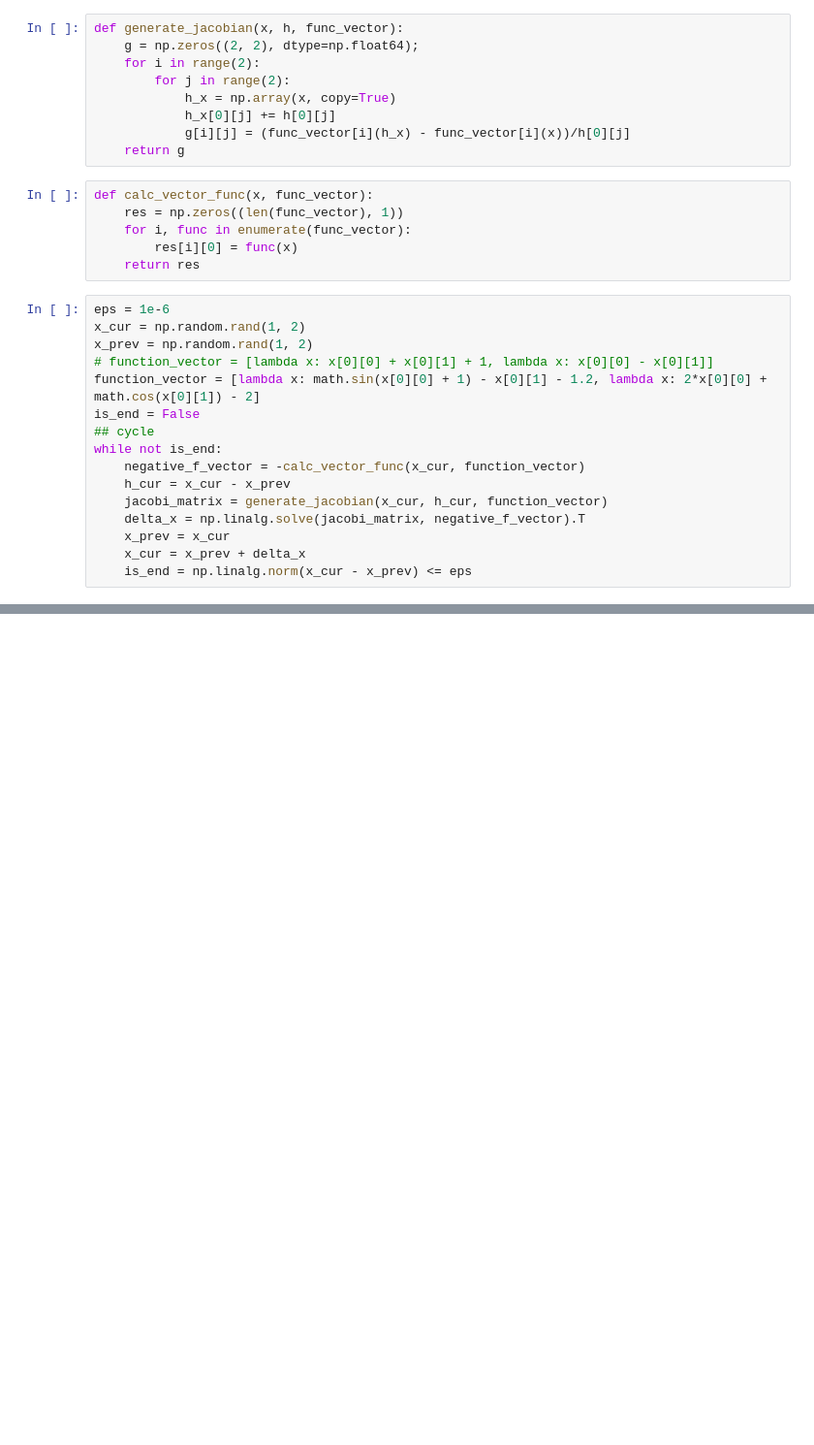
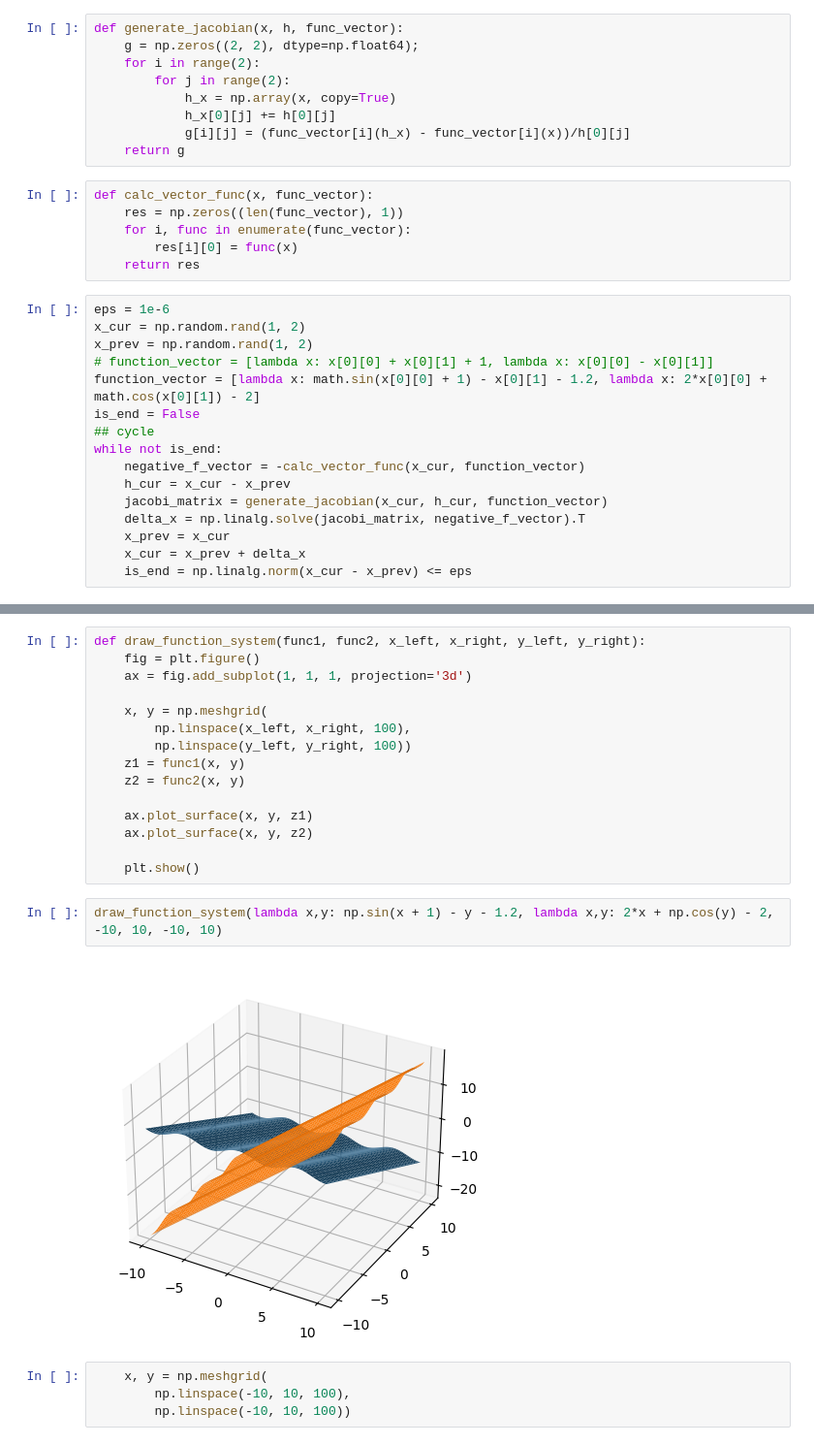
Before and after one commit to confect1on/IterationMethods, a Jupyter notebook: non_linear_system_solving.ipynb, the cells around one changed output, grey strips where cells are left out. Shown: that part at 97% size. Drawn from its saved outputs; the diff is of its cells as text; blank space fills up the shorter version.

Commit message:
Update graphics

```diff
--- a/non_linear_system_solving.ipynb
+++ b/non_linear_system_solving.ipynb
@@ -38,0 +40,23 @@ array([[ 0.51015016, -0.20183842]])
+# %%
+def draw_function_system(func1, func2, x_left, x_right, y_left, y_right):
+    fig = plt.figure()
+    ax = fig.add_subplot(1, 1, 1, projection='3d')
+
+    x, y = np.meshgrid(
+        np.linspace(x_left, x_right, 100),
+        np.linspace(y_left, y_right, 100))
+    z1 = func1(x, y)
+    z2 = func2(x, y)
+
+    ax.plot_surface(x, y, z1)
+    ax.plot_surface(x, y, z2)
+
+    plt.show()
+# %%
+draw_function_system(lambda x,y: np.sin(x + 1) - y - 1.2, lambda x,y: 2*x + np.cos(y) - 2, -10, 10, -10, 10)
+# %% [output]
+[figure, added]
+# %%
+    x, y = np.meshgrid(
+        np.linspace(-10, 10, 100),
+        np.linspace(-10, 10, 100))
```
Also changed, not shown: parts of 9 cells of this notebook.
